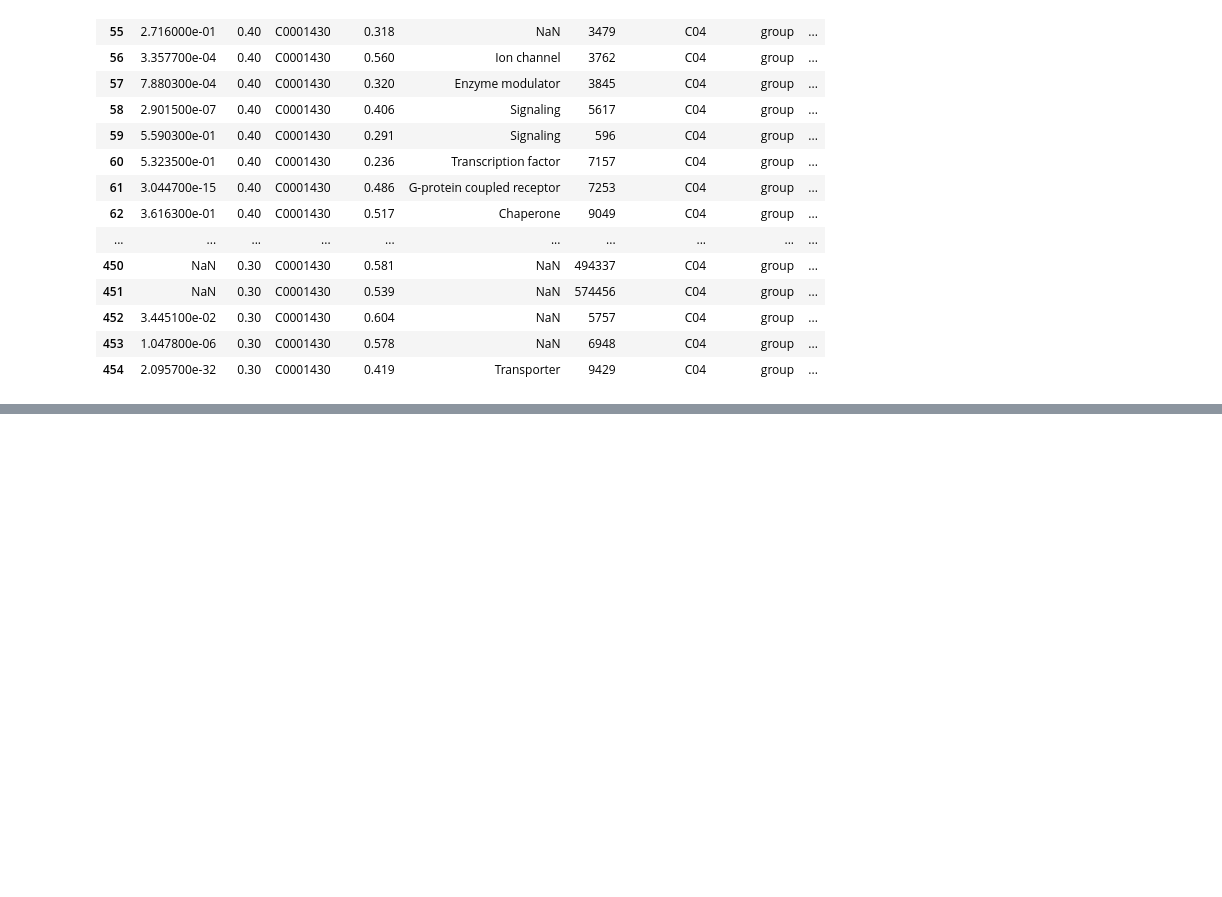
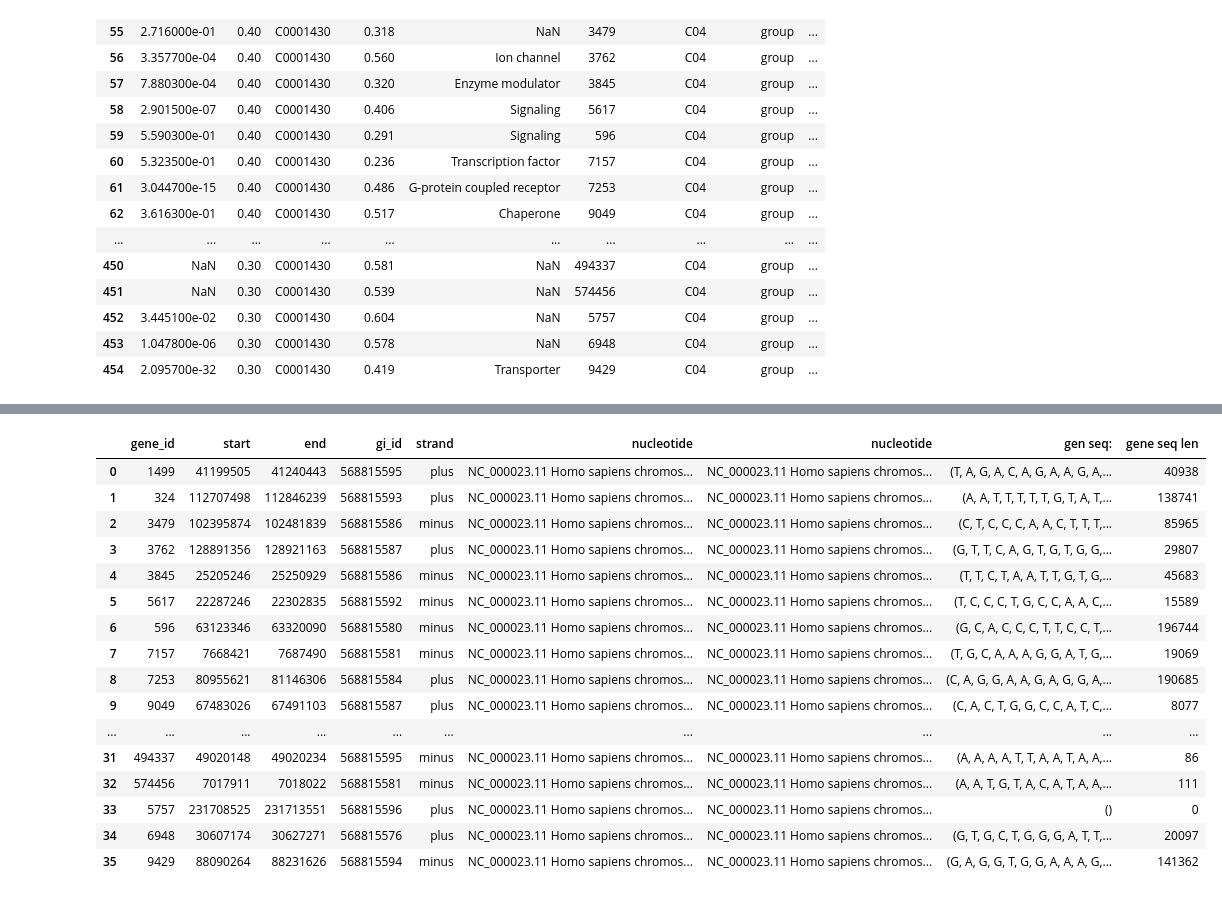
Before and after one commit to geekevgin/-Python, a Jupyter notebook: HW_1.ipynb, the cells around one changed output, grey strips where cells are left out. Saved outputs shown, nothing was run; the diff lists cells and outputs as text; code cells hidden in the pictures; blank space fills up the shorter version.

```diff
--- a/HW_1.ipynb
+++ b/HW_1.ipynb
@@ -140,0 +205,20 @@ des_6414
+# %%
+def get_dna_seq(gene_seq_key_list):
+  dna_info = []
+  for nucleotide in gene_seq_key_list:
+    nucleotide_id = nucleotide['nucleotide']
+    start = nucleotide['start']
+    end = nucleotide['end']
+    handle = Entrez.efetch(db="nucleotide",
+                       id="568815588",
+                       rettype = 'fasta',
+                       retmode = 'text')
+
+    chromosome = SeqIO.read(handle, 'fasta')
+    gene_sym = chromosome.seq[start:end]
+    dna_info.append({'nucleotide': nucleotide_id, 'gen seq: ': gene_sym, 'gene seq len ': str(len(gene_sym))})
+
+  return dna_info
+# %%
+%%time
+get_dna_list = get_dna_seq(gene_list)
@@ -140,0 +248,3 @@ des_6414
+# %%
+data_dna = pd.DataFrame.from_dict(get_dna_list)
+data_dna
@@ -140,0 +269,22 @@ des_6414
+# %%
+base_ = pd.concat([data_gene, data_dna], axis = 1)
+# %%
+base_
+# %% [output]
+|  | gene_id | start | end | gi_id | strand | nucleotide | nucleotide | gen seq: | gene seq len |
+| 0 | 1499 | 41199505 | 41240443 | 568815595 | plus | NC_000023.11 Homo sapiens chromos... | NC_000023.11 Homo sapiens chromos... | (T, A, G, A, C, A, G, A, A, G, A,... | 40938 |
+| 1 | 324 | 112707498 | 112846239 | 568815593 | plus | NC_000023.11 Homo sapiens chromos... | NC_000023.11 Homo sapiens chromos... | (A, A, T, T, T, T, T, G, T, A, T,... | 138741 |
+| 2 | 3479 | 102395874 | 102481839 | 568815586 | minus | NC_000023.11 Homo sapiens chromos... | NC_000023.11 Homo sapiens chromos... | (C, T, C, C, C, A, A, C, T, T, T,... | 85965 |
+| 3 | 3762 | 128891356 | 128921163 | 568815587 | plus | NC_000023.11 Homo sapiens chromos... | NC_000023.11 Homo sapiens chromos... | (G, T, T, C, A, G, T, G, T, G, G,... | 29807 |
+| 4 | 3845 | 25205246 | 25250929 | 568815586 | minus | NC_000023.11 Homo sapiens chromos... | NC_000023.11 Homo sapiens chromos... | (T, T, C, T, A, A, T, T, G, T, G,... | 45683 |
+| 5 | 5617 | 22287246 | 22302835 | 568815592 | minus | NC_000023.11 Homo sapiens chromos... | NC_000023.11 Homo sapiens chromos... | (T, C, C, C, T, G, C, C, A, A, C,... | 15589 |
+| 6 | 596 | 63123346 | 63320090 | 568815580 | minus | NC_000023.11 Homo sapiens chromos... | NC_000023.11 Homo sapiens chromos... | (G, C, A, C, C, C, T, T, C, C, T,... | 196744 |
+| 7 | 7157 | 7668421 | 7687490 | 568815581 | minus | NC_000023.11 Homo sapiens chromos... | NC_000023.11 Homo sapiens chromos... | (T, G, C, A, A, A, G, G, A, T, G,... | 19069 |
+| 8 | 7253 | 80955621 | 81146306 | 568815584 | plus | NC_000023.11 Homo sapiens chromos... | NC_000023.11 Homo sapiens chromos... | (C, A, G, G, A, A, G, A, G, G, A,... | 190685 |
+| 9 | 9049 | 67483026 | 67491103 | 568815587 | plus | NC_000023.11 Homo sapiens chromos... | NC_000023.11 Homo sapiens chromos... | (C, A, C, T, G, G, C, C, A, T, C,... | 8077 |
+| ... | ... | ... | ... | ... | ... | ... | ... | ... | ... |
+| 31 | 494337 | 49020148 | 49020234 | 568815595 | minus | NC_000023.11 Homo sapiens chromos... | NC_000023.11 Homo sapiens chromos... | (A, A, A, A, T, T, A, A, T, A, A,... | 86 |
+| 32 | 574456 | 7017911 | 7018022 | 568815581 | minus | NC_000023.11 Homo sapiens chromos... | NC_000023.11 Homo sapiens chromos... | (A, A, T, G, T, A, C, A, T, A, A,... | 111 |
+| 33 | 5757 | 231708525 | 231713551 | 568815596 | plus | NC_000023.11 Homo sapiens chromos... | NC_000023.11 Homo sapiens chromos... | () | 0 |
+| 34 | 6948 | 30607174 | 30627271 | 568815576 | plus | NC_000023.11 Homo sapiens chromos... | NC_000023.11 Homo sapiens chromos... | (G, T, G, C, T, G, G, G, A, T, T,... | 20097 |
+| 35 | 9429 | 88090264 | 88231626 | 568815594 | minus | NC_000023.11 Homo sapiens chromos... | NC_000023.11 Homo sapiens chromos... | (G, A, G, G, T, G, G, A, A, A, G,... | 141362 |
```
Also changed, not shown: parts of 28 cells of this notebook.
